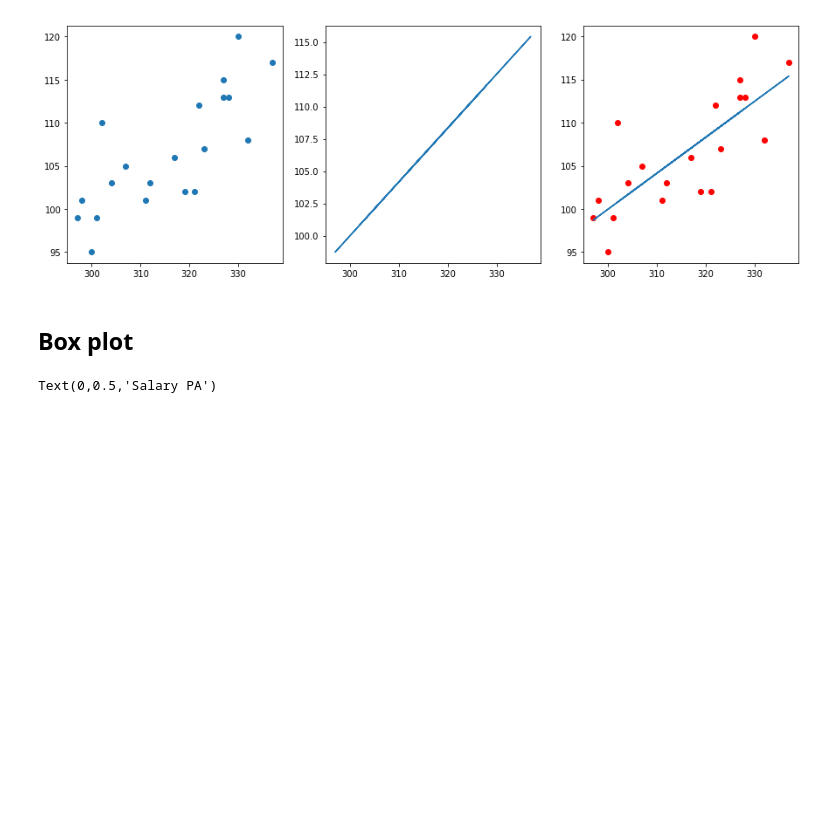
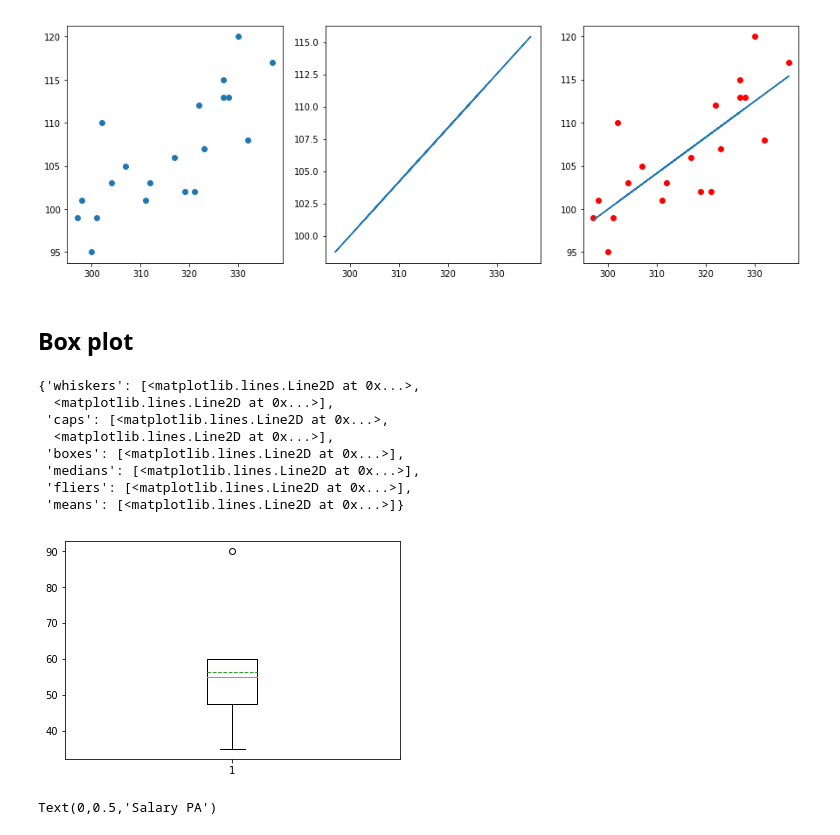
Before and after one commit to srikanthpragada/DataScience_21_JAN_2019, a Jupyter notebook: matplotlib_demo.ipynb, the cells around one changed output. Drawn from its saved outputs; the diff is of its cells as text; code cells hidden in the pictures; blank space fills up the shorter version.

```diff
--- a/matplotlib_demo.ipynb
+++ b/matplotlib_demo.ipynb
@@ -389,6 +396,19 @@ ax[2].plot(X,Y,'ro', X,line)
 [figure]
 # %% [markdown]
 ## Box plot
+# %%
+marks = [50,55,60,45,90,60,35]
+plt.boxplot(marks, showmeans=True, meanline=True)
+# %% [output]
+{'whiskers': [<matplotlib.lines.Line2D at 0x...>,
+  <matplotlib.lines.Line2D at 0x...>],
+ 'caps': [<matplotlib.lines.Line2D at 0x...>,
+  <matplotlib.lines.Line2D at 0x...>],
+ 'boxes': [<matplotlib.lines.Line2D at 0x...>],
+ 'medians': [<matplotlib.lines.Line2D at 0x...>],
+ 'fliers': [<matplotlib.lines.Line2D at 0x...>],
+ 'means': [<matplotlib.lines.Line2D at 0x...>]}
+[figure, added]
 # %%
 ax = plt.subplot()
 salaries = persons.loc[ persons['Gender'] == 'M', 'Income']
```
Also changed, not shown: parts of 17 cells of this notebook, 1 other file.
